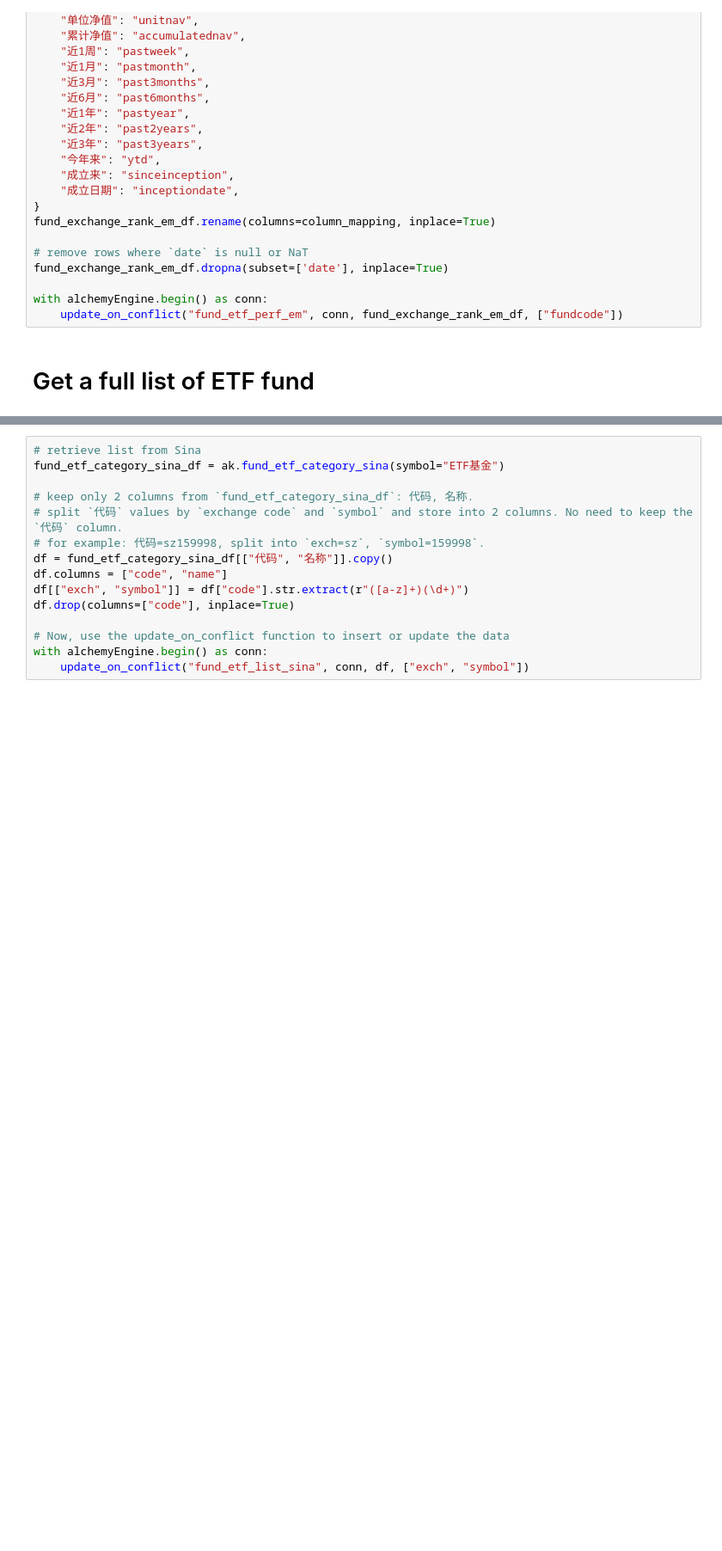
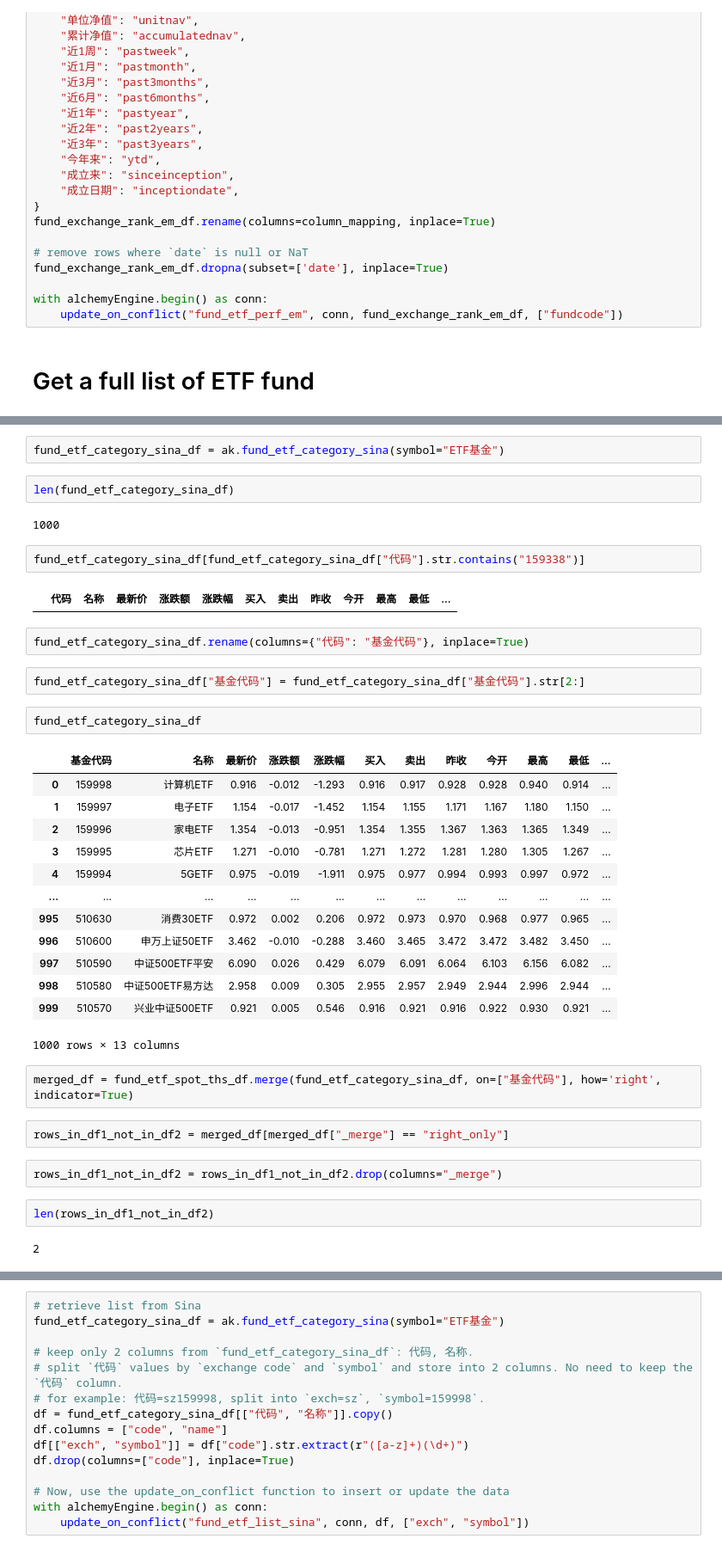
Before and after one commit to agux/marten, a Jupyter notebook: notebooks/1.0-etl.ipynb, the cells around one changed output, grey strips where cells are left out. Shown at 86% size. Saved outputs shown, nothing was run; the diff lists cells and outputs as text; blank space fills up the shorter version.

```diff
--- a/notebooks/1.0-etl.ipynb
+++ b/notebooks/1.0-etl.ipynb
@@ -267,0 +325,40 @@ with alchemyEngine.begin() as conn:
+# %%
+fund_etf_category_sina_df = ak.fund_etf_category_sina(symbol="ETF基金")
+# %%
+len(fund_etf_category_sina_df)
+# %% [output]
+1000
+# %%
+fund_etf_category_sina_df[fund_etf_category_sina_df["代码"].str.contains("159338")]
+# %% [output]
+|  | 代码 | 名称 | 最新价 | 涨跌额 | 涨跌幅 | 买入 | 卖出 | 昨收 | 今开 | 最高 | 最低 | ... |
+# %%
+fund_etf_category_sina_df.rename(columns={"代码": "基金代码"}, inplace=True)
+# %%
+fund_etf_category_sina_df["基金代码"] = fund_etf_category_sina_df["基金代码"].str[2:]
+# %%
+fund_etf_category_sina_df
+# %% [output]
+|  | 基金代码 | 名称 | 最新价 | 涨跌额 | 涨跌幅 | 买入 | 卖出 | 昨收 | 今开 | 最高 | 最低 | ... |
+| 0 | 159998 | 计算机ETF | 0.916 | -0.012 | -1.293 | 0.916 | 0.917 | 0.928 | 0.928 | 0.940 | 0.914 | ... |
+| 1 | 159997 | 电子ETF | 1.154 | -0.017 | -1.452 | 1.154 | 1.155 | 1.171 | 1.167 | 1.180 | 1.150 | ... |
+| 2 | 159996 | 家电ETF | 1.354 | -0.013 | -0.951 | 1.354 | 1.355 | 1.367 | 1.363 | 1.365 | 1.349 | ... |
+| 3 | 159995 | 芯片ETF | 1.271 | -0.010 | -0.781 | 1.271 | 1.272 | 1.281 | 1.280 | 1.305 | 1.267 | ... |
+| 4 | 159994 | 5GETF | 0.975 | -0.019 | -1.911 | 0.975 | 0.977 | 0.994 | 0.993 | 0.997 | 0.972 | ... |
+| ... | ... | ... | ... | ... | ... | ... | ... | ... | ... | ... | ... | ... |
+| 995 | 510630 | 消费30ETF | 0.972 | 0.002 | 0.206 | 0.972 | 0.973 | 0.970 | 0.968 | 0.977 | 0.965 | ... |
+| 996 | 510600 | 申万上证50ETF | 3.462 | -0.010 | -0.288 | 3.460 | 3.465 | 3.472 | 3.472 | 3.482 | 3.450 | ... |
+| 997 | 510590 | 中证500ETF平安 | 6.090 | 0.026 | 0.429 | 6.079 | 6.091 | 6.064 | 6.103 | 6.156 | 6.082 | ... |
+| 998 | 510580 | 中证500ETF易方达 | 2.958 | 0.009 | 0.305 | 2.955 | 2.957 | 2.949 | 2.944 | 2.996 | 2.944 | ... |
+| 999 | 510570 | 兴业中证500ETF | 0.921 | 0.005 | 0.546 | 0.916 | 0.921 | 0.916 | 0.922 | 0.930 | 0.921 | ... |
+1000 rows × 13 columns
+# %%
+merged_df = fund_etf_spot_ths_df.merge(fund_etf_category_sina_df, on=["基金代码"], how='right', indicator=True)
+# %%
+rows_in_df1_not_in_df2 = merged_df[merged_df["_merge"] == "right_only"]
+# %%
+rows_in_df1_not_in_df2 = rows_in_df1_not_in_df2.drop(columns="_merge")
+# %%
+len(rows_in_df1_not_in_df2)
+# %% [output]
+2
```
Also changed, not shown: parts of 10 cells of this notebook, 2 other files.
